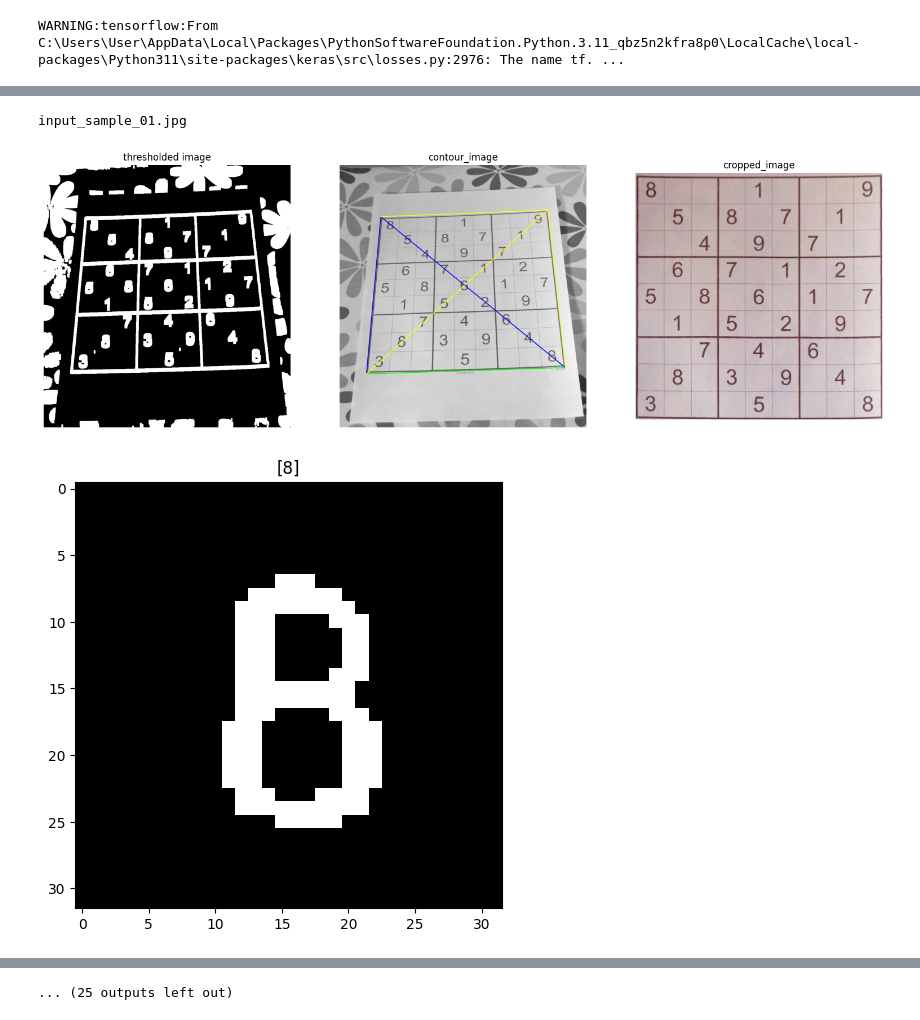
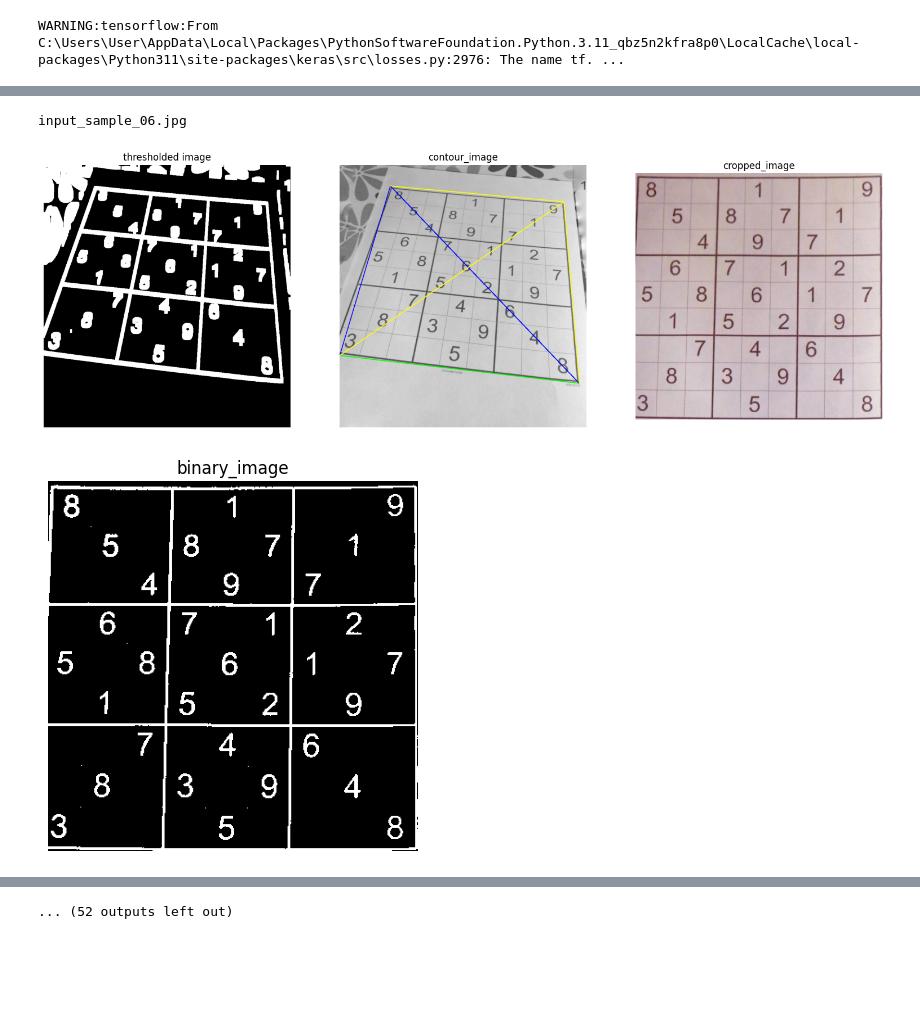
Before and after one commit to AhmedZahran02/Sudoku-Solver-Image-detection, a Jupyter notebook: main.ipynb, the cells around one changed output, grey strips where cells are left out. Saved outputs shown, nothing was run; the diff lists cells and outputs as text; code cells hidden in the pictures; blank space fills up the shorter version.

Commit message:
4 samples passed

```diff
--- a/main.ipynb
+++ b/main.ipynb
@@ -41,7 +41,7 @@ np.random.seed(random_seed)
 def cleanImage(image, label = ""):
     # threshold = sk.filters.threshold_otsu(image)
 
-    threshold = 0.8
+    threshold = 0.5
     try:
         image = sk.transform.resize(image, target_img_size, mode='reflect', anti_aliasing=True)
     except:
@@ -150,9 +156,10 @@ accuracy: 96.89285714285715 %
 # %%
 def getNumberFromImage(img):
-    img = binary_erosion(img,square(3))
+    # img = binary_erosion(img,square(3))
     img = cleanImage(img)
     sk.io.imshow(img)
     result = classifier.predict([extract_features(img)])
+    # print(result)
     plt.title(result)
     sk.io.show()
     return result[0]
@@ -569,7 +590,7 @@ def getBinaryGrid(img):
     # get thresholded image
     thresh_min = threshold_minimum(filtered_image*255)
     binary_image = gray_image*255 < thresh_min
-    # show_images([binary_image],["binary_image"])
+    show_images([binary_image],["binary_image"])
 
     return binary_image
 
@@ -632,6 +653,18 @@ printedNumbers = numbers[0]
 blackBlock = numbers[1][1]
 print(printedNumbers[0].shape)
 show_images([blackBlock])
+# %%
+files = os.listdir('./')
+
+    # Filter only JPG files
+jpg_files = [file for file in files if file.lower().endswith(".jpg")]
+
+    # Read each JPG file
+for jpg_file in jpg_files:
+    file_path = os.path.join('./', jpg_file)
+    img = doWork(file_path)
+    #taher part here
+    imgs = doWork2(img)
 # %%
 M = 9
 def puzzle(a):
@@ -676,14 +709,14 @@ def Suduko(grid, row, col):
         grid[row][col] = 0
     return False
 # %%
-files = os.listdir('./')
+files = os.listdir('./temp/')
 
     # Filter only JPG files
 jpg_files = [file for file in files if file.lower().endswith(".jpg")]
 
     # Read each JPG file
 for jpg_file in jpg_files:
-    file_path = os.path.join('./', jpg_file)
+    file_path = os.path.join("./temp/", jpg_file)
     print(jpg_file)
     img = doWork(file_path)
     #taher part here
@@ -701,53 +734,54 @@ for jpg_file in jpg_files:
             pixelsCount = np.sum(tempImg == 1)
             tempImg = cv2.erode(tempImg, kernel, iterations=1)
 
 
             # Convert the skeletonized image to uint8 format for display
             # tempImg = morphology.skeletonize(tempImg)
             # tempImg = img_as_ubyte(tempImg)
 
 
             # tempImg = cv2.morphologyEx(tempImg, cv2.MORPH_CLOSE, kernel)
 
 
             # tempImg = np.where(tempImg == 1, 255, tempImg)
 
-            if pixelsCount > 30:
+            if pixelsCount > 7:
                 count+=1 # count to determine number of cells contain number
                 sudokuGrid[i][j] = getNumberFromImage(imgs[i][j])
 
     # sudokuGrid[0][8] = 9
     # sudokuGrid[2][2] = 4
     # sudokuGrid[2][4] = 9
     # sudokuGrid[3][1] = 6
     # sudokuGrid[4][0] = 5
     # sudokuGrid[5][7] = 9
     # sudokuGrid[6][4] = 4
     # sudokuGrid[7] = [0,8,0,3,0,9,0,4,0]
 
+    # printedNumbers = imgs[0]
+    # blackBlock = imgs[1][1]
+    print(sudokuGrid)
+    # input = np.zeros((400, 400))
+    # for i in range(9):
+    #     for j in range(9):
+    #         if(sudokuGrid[i][j] == 0):
+    #             input[i*44:(i*44)+44,j*44:(j*44)+44] = blackBlock
+    #         else:
+    #             input[i*44:(i*44)+44,j*44:(j*44)+44] = printedNumbers[int(sudokuGrid[i][j])-1]
 
-    print(sudokuGrid)
-    input = np.zeros((400, 400))
-    for i in range(9):
-        for j in range(9):
-            if(sudokuGrid[i][j] == 0):
-                input[i*44:(i*44)+44,j*44:(j*44)+44] = blackBlock
-            else:
-                input[i*44:(i*44)+44,j*44:(j*44)+44] = printedNumbers[int(sudokuGrid[i][j])-1]
+    # if (Suduko(sudokuGrid, 0, 0)):
+    #     puzzle(sudokuGrid)
+    #     answer = np.zeros((400, 400))
 
-    if (Suduko(sudokuGrid, 0, 0)):
-        puzzle(sudokuGrid)
-        answer = np.zeros((400, 400))
+    #     # Remove noise
+    #     for i in range(9):
+    #         for j in range(9):
+    #             answer[i*44:(i*44)+44,j*44:(j*44)+44] = printedNumbers[int(sudokuGrid[i][j])-1]
 
-        # Remove noise
-        for i in range(9):
-            for j in range(9):
-                answer[i*44:(i*44)+44,j*44:(j*44)+44] = printedNumbers[int(sudokuGrid[i][j])-1]
-
-        show_images([input,answer],['input' , 'answer'])
-    else:
-        print("Solution does not exist:(")
+    #     show_images([input,answer],['input' , 'answer'])
+    # else:
+    #     print("Solution does not exist:(")
 # %% [output]
-input_sample_01.jpg
+input_sample_06.jpg
-[figure, old version]
+[figure, new version]
-[figure, old version]
+[figure, new version]
@@ -763 +797 @@ input_sample_01.jpg
-... (25 outputs left out)
+... (52 outputs left out)
```
Also changed, not shown: parts of 4 cells of this notebook, 4 other files.
